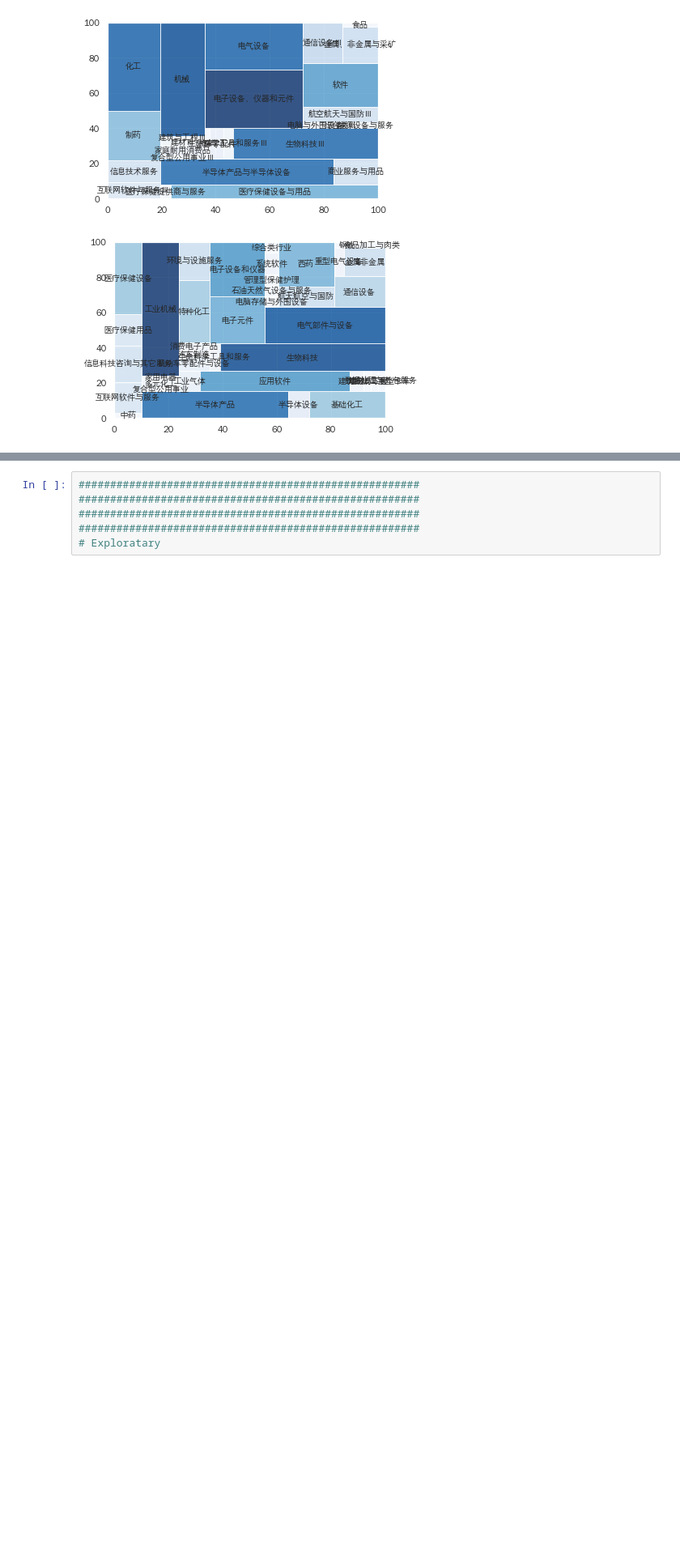
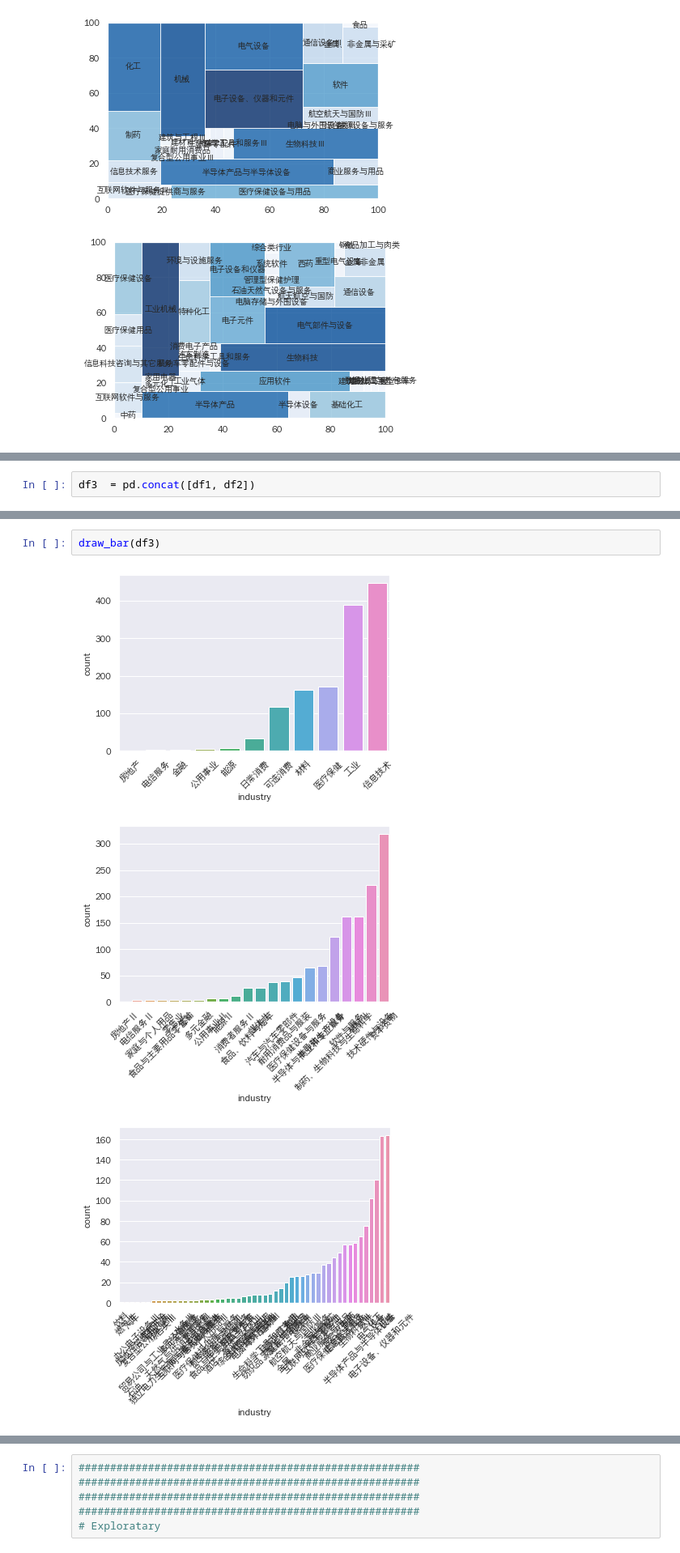
Before and after one commit to Ahacad/urban-barnacle, a Jupyter notebook: 1.ipynb, the cells around one changed output, grey strips where cells are left out. Shown at 81% size. Drawn from its saved outputs; the diff is of its cells as text; blank space fills up the shorter version.

```diff
--- a/1.ipynb
+++ b/1.ipynb
@@ -247,0 +284,2 @@ plt.show()
+# %%
+df3  = pd.concat([df1, df2])
@@ -247,0 +314,6 @@ plt.show()
+# %%
+draw_bar(df3)
+# %% [output]
+[figure, added]
+[figure, added]
+[figure, added]
```
Also changed, not shown: parts of 10 cells of this notebook.
